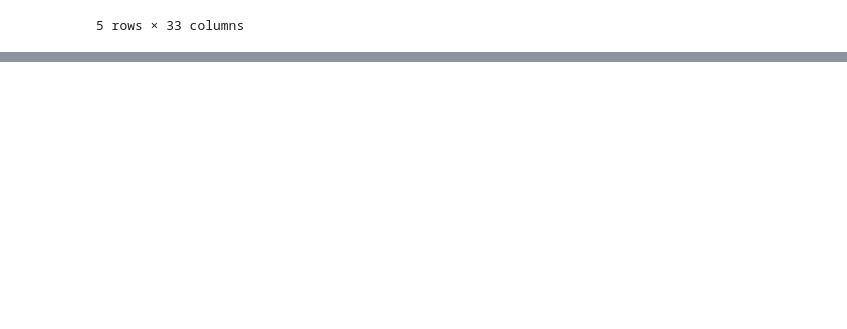
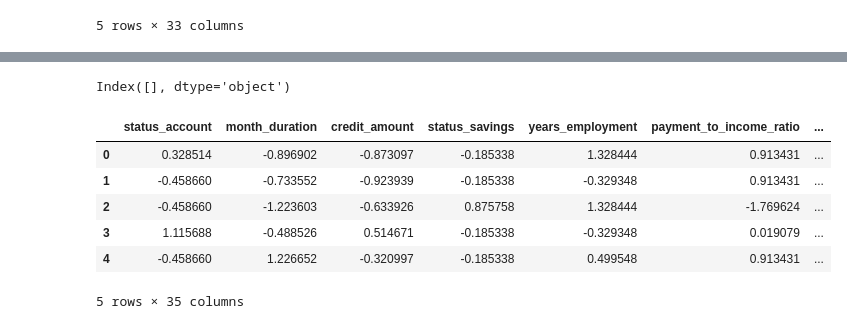
Before and after one commit to JayaSaiKishore7/MachineLearningModels, a Jupyter notebook: CreditScoringSegmentation.ipynb, the cells around one changed output, grey strips where cells are left out. Cells and saved outputs as stored; diff of their text form; code cells hidden in the pictures; blank space fills up the shorter version.

```diff
--- a/CreditScoringSegmentation.ipynb
+++ b/CreditScoringSegmentation.ipynb
@@ -248,0 +262,2 @@ X_train, X_test, y_train, y_test = train_test_split(X,y,test_size=0.25, random_s
+# %%
+df = pd.get_dummies(df, columns=['credit_history'], drop_first=True)
@@ -248,0 +267,33 @@ X_train, X_test, y_train, y_test = train_test_split(X,y,test_size=0.25, random_s
+# %%
+from sklearn.model_selection import train_test_split
+
+X_train, X_test, y_train, y_test = train_test_split(
+    X,
+    y,
+    test_size=0.25,
+    random_state=42,
+    stratify=y
+)
+# %%
+from sklearn.preprocessing import StandardScaler
+
+scaler = StandardScaler()
+
+X_train_scaled = scaler.fit_transform(X_train)
+X_test_scaled = scaler.transform(X_test)
+# %%
+X.select_dtypes(include=['object']).columns
+# %% [output]
+Index([], dtype='object')
+# %%
+X_train_scaled = pd.DataFrame(X_train_scaled, columns=X.columns)
+X_test_scaled = pd.DataFrame(X_test_scaled, columns=X.columns)
+X_train_scaled.head()
+# %% [output]
+|  | status_account | month_duration | credit_amount | status_savings | years_employment | payment_to_income_ratio | ... |
+| 0 | 0.328514 | -0.896902 | -0.873097 | -0.185338 | 1.328444 | 0.913431 | ... |
+| 1 | -0.458660 | -0.733552 | -0.923939 | -0.185338 | -0.329348 | 0.913431 | ... |
+| 2 | -0.458660 | -1.223603 | -0.633926 | 0.875758 | 1.328444 | -1.769624 | ... |
+| 3 | 1.115688 | -0.488526 | 0.514671 | -0.185338 | -0.329348 | 0.019079 | ... |
+| 4 | -0.458660 | 1.226652 | -0.320997 | -0.185338 | 0.499548 | 0.913431 | ... |
+5 rows × 35 columns
```
Also changed, not shown: parts of 4 cells of this notebook.
